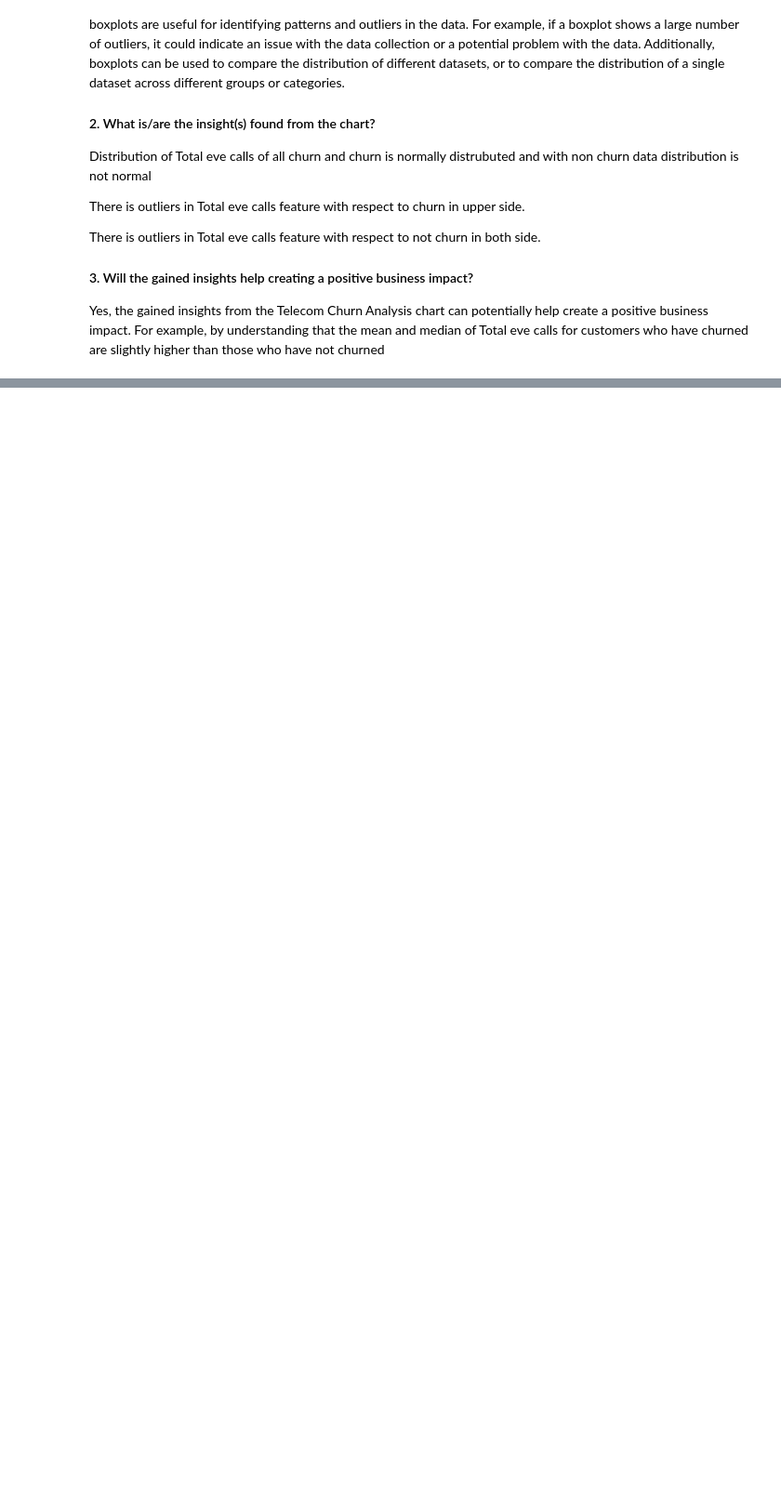
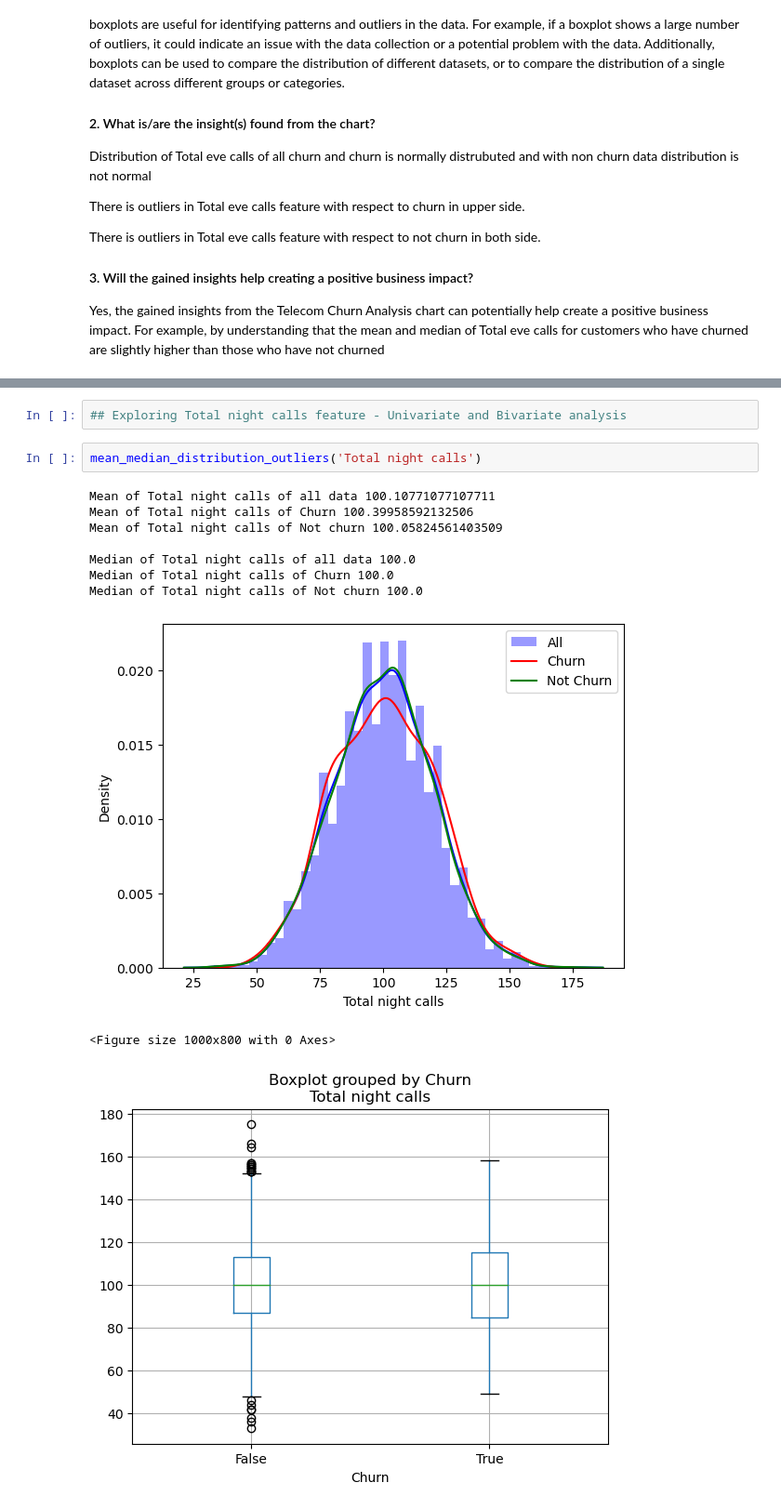
Before and after one commit to rajkumarshedage/EDA_Telecom_Churn_Prediction, a Jupyter notebook: EDA_Telecom_Churn_Prediction.ipynb, the cells around one changed output, grey strips where cells are left out. Shown at 93% size. Drawn from its saved outputs; the diff is of its cells as text; blank space fills up the shorter version.

Commit message:
multivariate analysis

```diff
--- a/EDA_Telecom_Churn_Prediction.ipynb
+++ b/EDA_Telecom_Churn_Prediction.ipynb
@@ -1001,0 +1066,15 @@ Yes, the gained insights from the Telecom Churn Analysis chart can potentially h
+# %%
+## Exploring Total night calls feature - Univariate and Bivariate analysis
+# %%
+mean_median_distribution_outliers('Total night calls')
+# %% [output]
+Mean of Total night calls of all data 100.10771077107711
+Mean of Total night calls of Churn 100.39958592132506
+Mean of Total night calls of Not churn 100.05824561403509
+
+Median of Total night calls of all data 100.0
+Median of Total night calls of Churn 100.0
+Median of Total night calls of Not churn 100.0
+[figure, added]
+<Figure size 1000x800 with 0 Axes>
+[figure, added]
```
Also changed, not shown: parts of 20 cells of this notebook.
